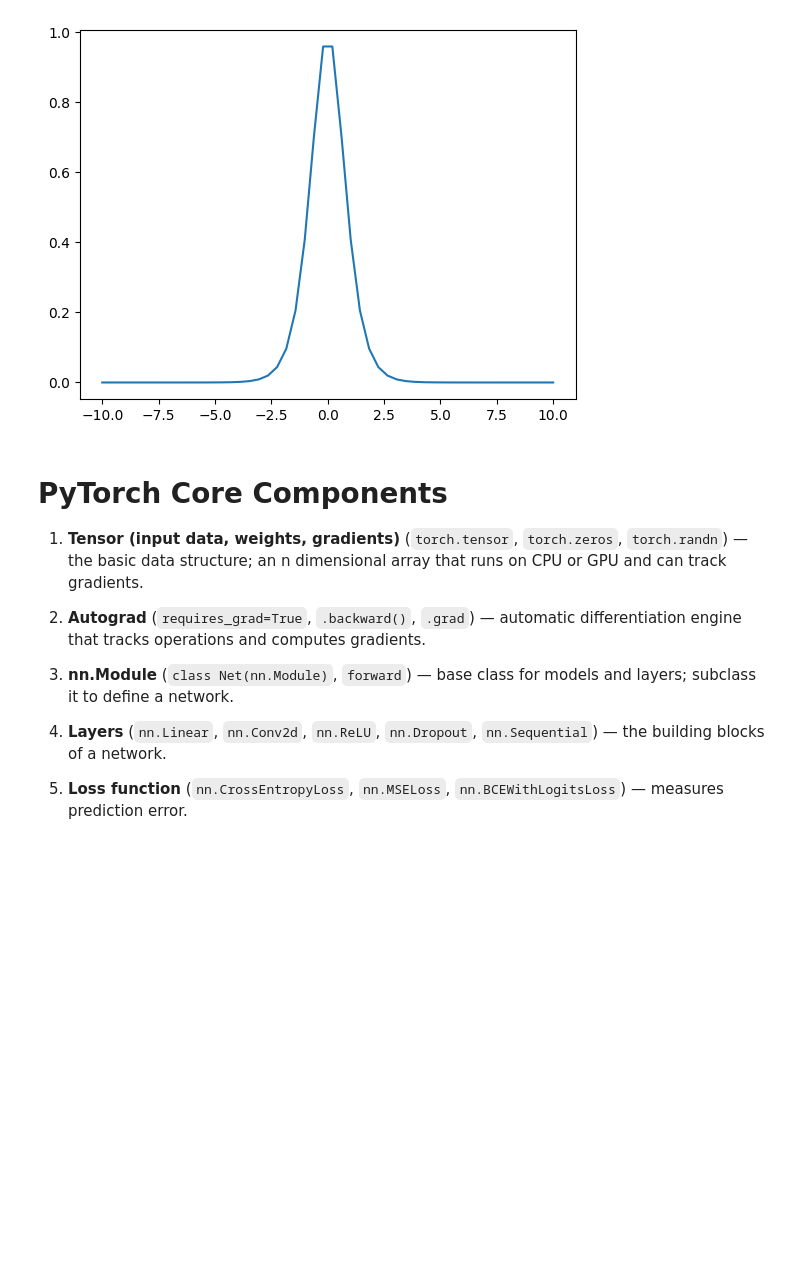
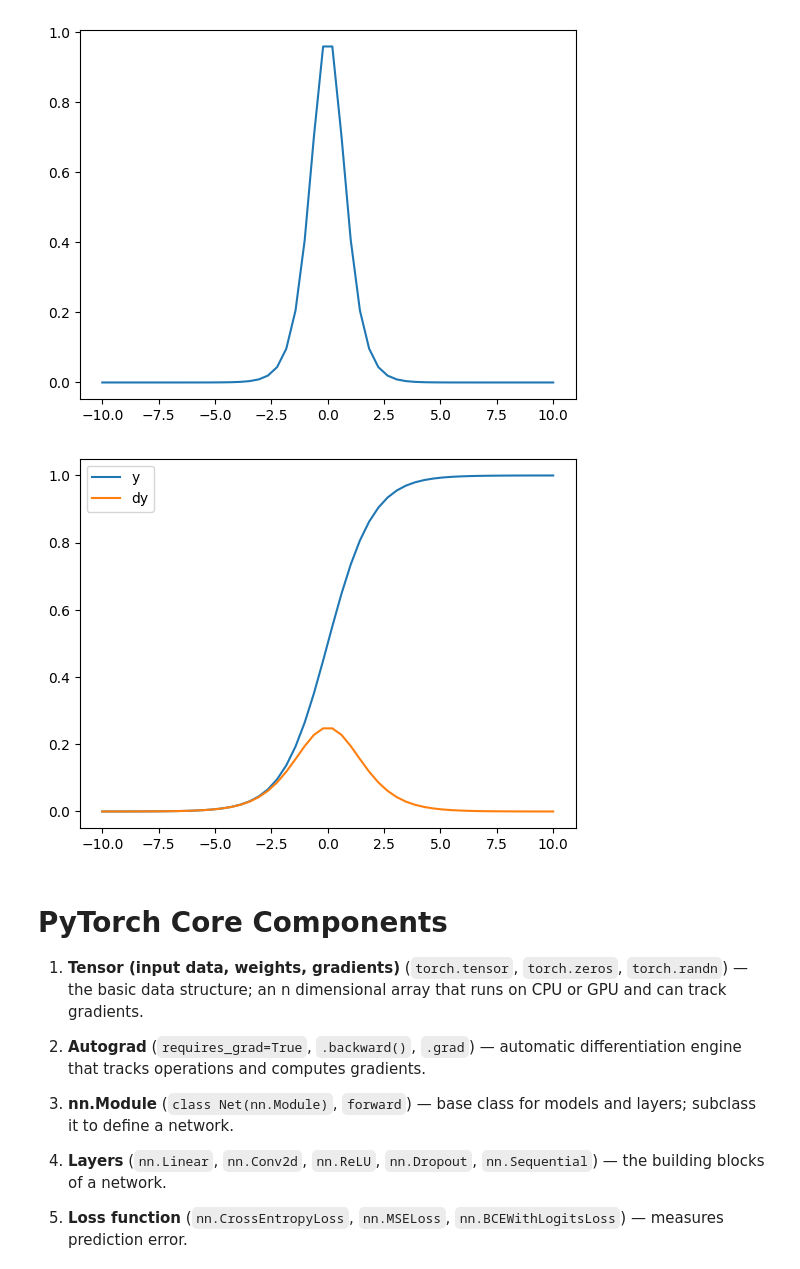
Before and after one commit to Louis-codes/TUM_deep_learning, a Jupyter notebook: 01_PyTorch_test.ipynb, the cells around one changed output. Saved outputs shown, nothing was run; the diff lists cells and outputs as text; code cells hidden in the pictures; blank space fills up the shorter version.

```diff
--- a/01_PyTorch_test.ipynb
+++ b/01_PyTorch_test.ipynb
@@ -19,6 +19,20 @@ plt.plot(x, y)
 plt.show()
 # %% [output]
 [figure]
+# %%
+import numpy as np
+from matplotlib import pyplot as plt
+
+x = np.linspace(-10, 10)
+y = 1 / (1 + np.exp(-x))
+dy = y * (1 - y)
+
+plt.plot(x, y, label='y')
+plt.plot(x, dy, label='dy')
+plt.legend()
+plt.show()
+# %% [output]
+[figure, added]
 # %% [markdown]
 # **PyTorch Core Components**
 
```
